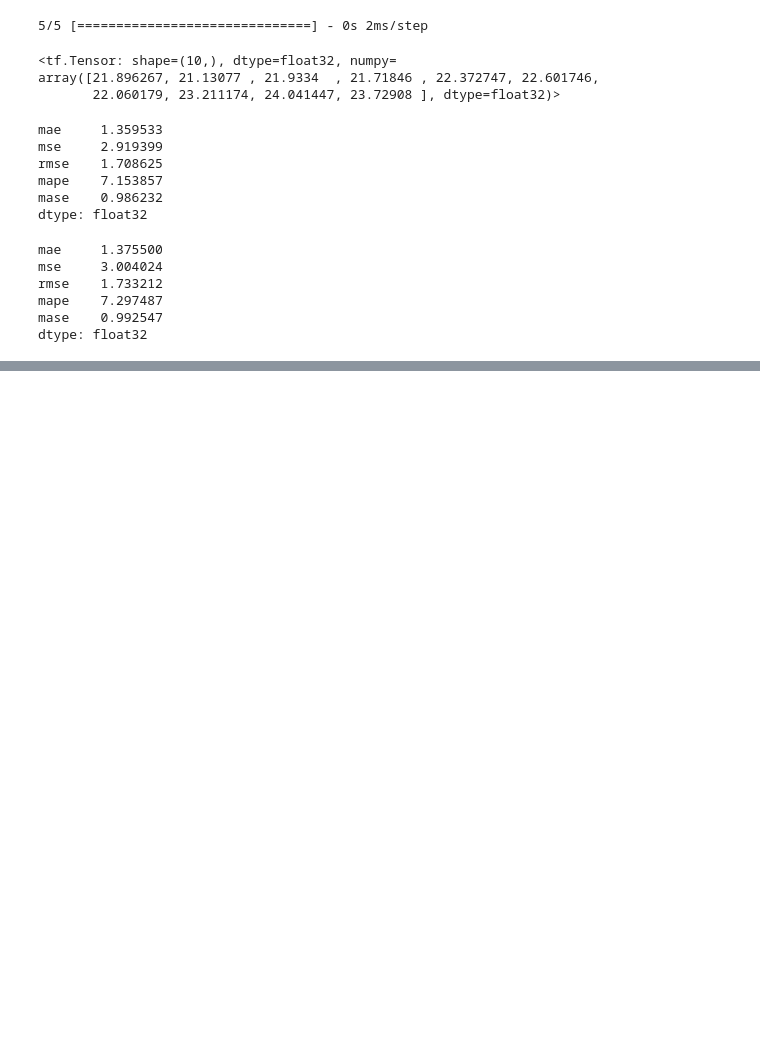
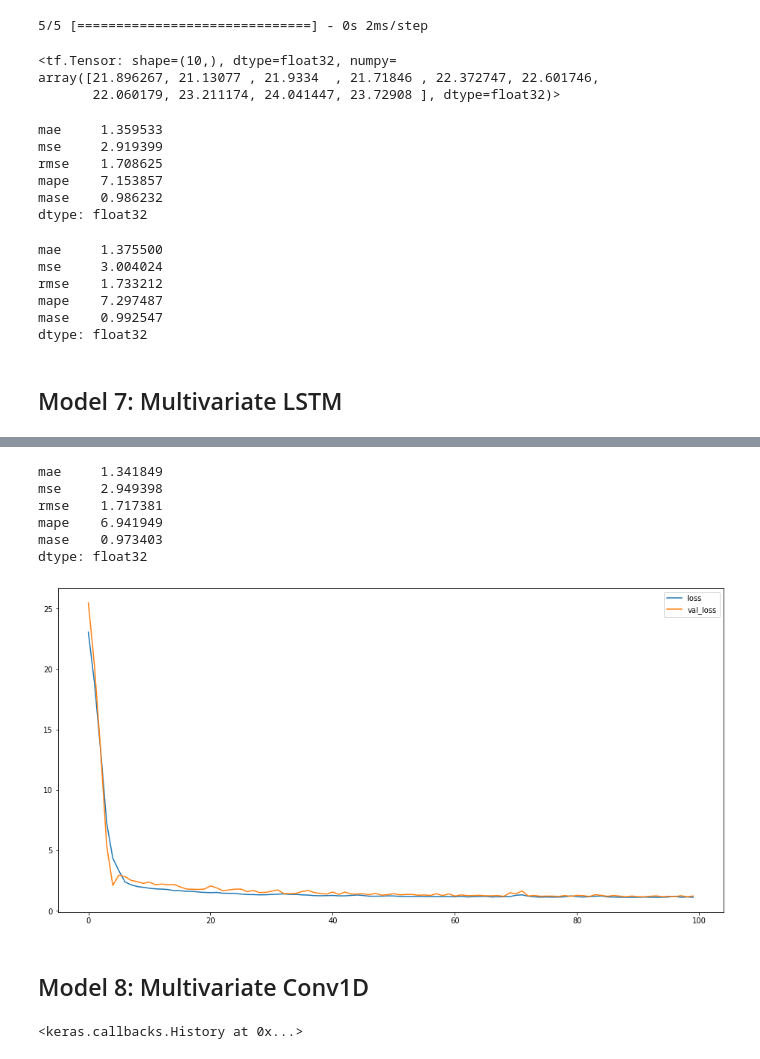
Before and after one commit to alexandre-pinon/voltron, a Jupyter notebook: src/ai/bootstrap.ipynb, the cells around one changed output, grey strips where cells are left out. Saved outputs shown, nothing was run; the diff lists cells and outputs as text; code cells hidden in the pictures; blank space fills up the shorter version.

Commit message:
feat: model 7&8 multivariate Conv/LSTM

```diff
--- a/src/ai/bootstrap.ipynb
+++ b/src/ai/bootstrap.ipynb
@@ -1312,3 +1278,34 @@ rmse    1.733212
 mape    7.297487
 mase    0.992547
 dtype: float32
+# %% [markdown]
+## Model 7: Multivariate LSTM
+# %%
+tf.random.set_seed(42)
+
+inputs = layers.Input(shape=(X_train.shape[1]))
+# expand input dimension to be compatible with LSTM
+x = layers.Lambda(lambda x: tf.expand_dims(x, axis=1))(inputs)
+x = layers.Bidirectional(layers.LSTM(128))(x)
+x = layers.Dense(32)(x)
+output = layers.Dense(HORIZON)(x)
+model_7 = tf.keras.Model(inputs=inputs,
+                         outputs=output,
+                         name="model_7_lstm_multivariate")
+
+# Compile model
+model_7.compile(loss="mae", optimizer=tf.keras.optimizers.Adam(learning_rate=5e-4))
+
+history = model_7.fit(
+    X_train,
+    y_train,
+    epochs=EPOCHS,
+    batch_size=BATCH_SIZE,
+    verbose=0,
+    validation_data=(X_val, y_val))
+# %%
+pd.DataFrame(history.history).plot(figsize=(16,8))
+model_7_preds = tf.squeeze(model_7.predict(X_test))
+model_7_results = evaluate_preds(y_true=y_test, y_pred=model_7_preds)
+pd.Series(model_7_results)
+# %% [output]
@@ -1314,0 +1313,30 @@ dtype: float32
+mae     1.341849
+mse     2.949398
+rmse    1.717381
+mape    6.941949
+mase    0.973403
+dtype: float32
+[figure, added]
+# %% [markdown]
+## Model 8: Multivariate Conv1D
+# %%
+tf.random.set_seed(42)
+
+model_8 = tf.keras.Sequential([
+    layers.Lambda(lambda x: tf.expand_dims(x, axis=1)),
+    layers.Conv1D(128, kernel_size=5, padding="causal", activation="gelu"),
+    layers.Dense(16, activation="relu"),
+    layers.Dense(HORIZON)
+],
+                              name="model_8_conv1D")
+
+model_8.compile(loss="mae", optimizer=tf.keras.optimizers.Adam(8e-4))
+
+model_8.fit(X_train,
+            y_train,
+            epochs=EPOCHS,
+            batch_size=BATCH_SIZE,
+            verbose=0,
+            validation_data=(X_val, y_val))
+# %% [output]
+<keras.callbacks.History at 0x...>
```
Also changed, not shown: parts of 10 cells of this notebook, 4 other files.
